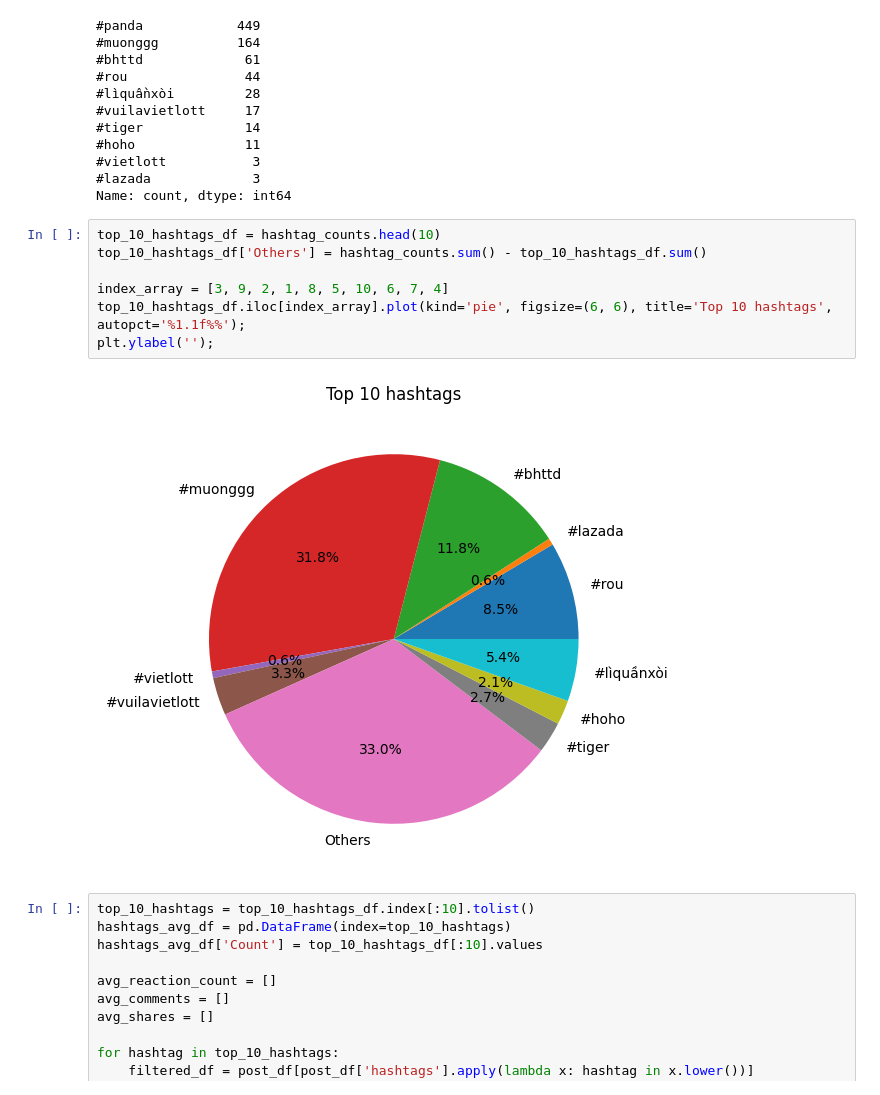
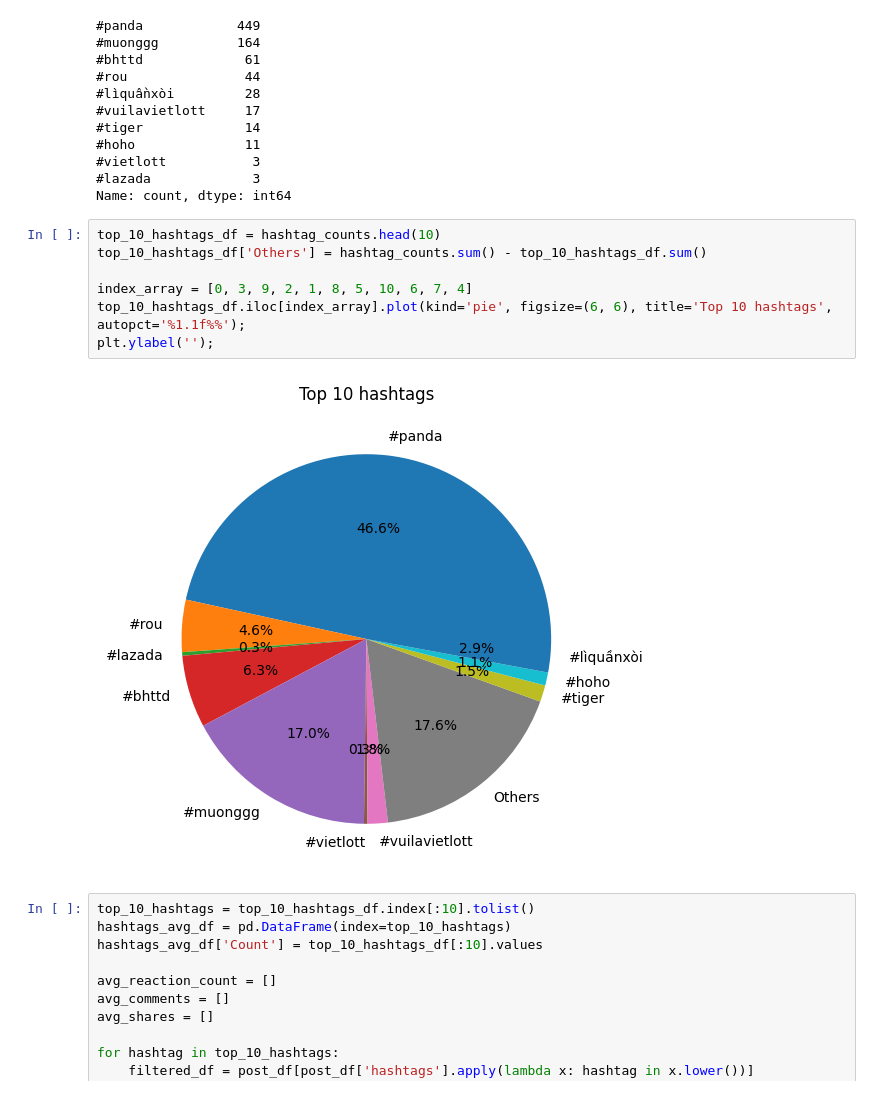
Before and after one commit to quangster/analyze-facebook-page, a Jupyter notebook: analyze_post.ipynb, the cells around one changed output. Cells and saved outputs as stored; diff of their text form.

```diff
--- a/analyze_post.ipynb
+++ b/analyze_post.ipynb
@@ -399,12 +399,12 @@ Name: count, dtype: int64
 # %%
 top_10_hashtags_df = hashtag_counts.head(10)
 top_10_hashtags_df['Others'] = hashtag_counts.sum() - top_10_hashtags_df.sum()
 
-index_array = [3, 9, 2, 1, 8, 5, 10, 6, 7, 4]
+index_array = [0, 3, 9, 2, 1, 8, 5, 10, 6, 7, 4]
 top_10_hashtags_df.iloc[index_array].plot(kind='pie', figsize=(6, 6), title='Top 10 hashtags', autopct='%1.1f%%');
 plt.ylabel('');
 # %% [output]
-[figure, old version]
+[figure, new version]
 # %%
 top_10_hashtags = top_10_hashtags_df.index[:10].tolist()
 hashtags_avg_df = pd.DataFrame(index=top_10_hashtags)
```
